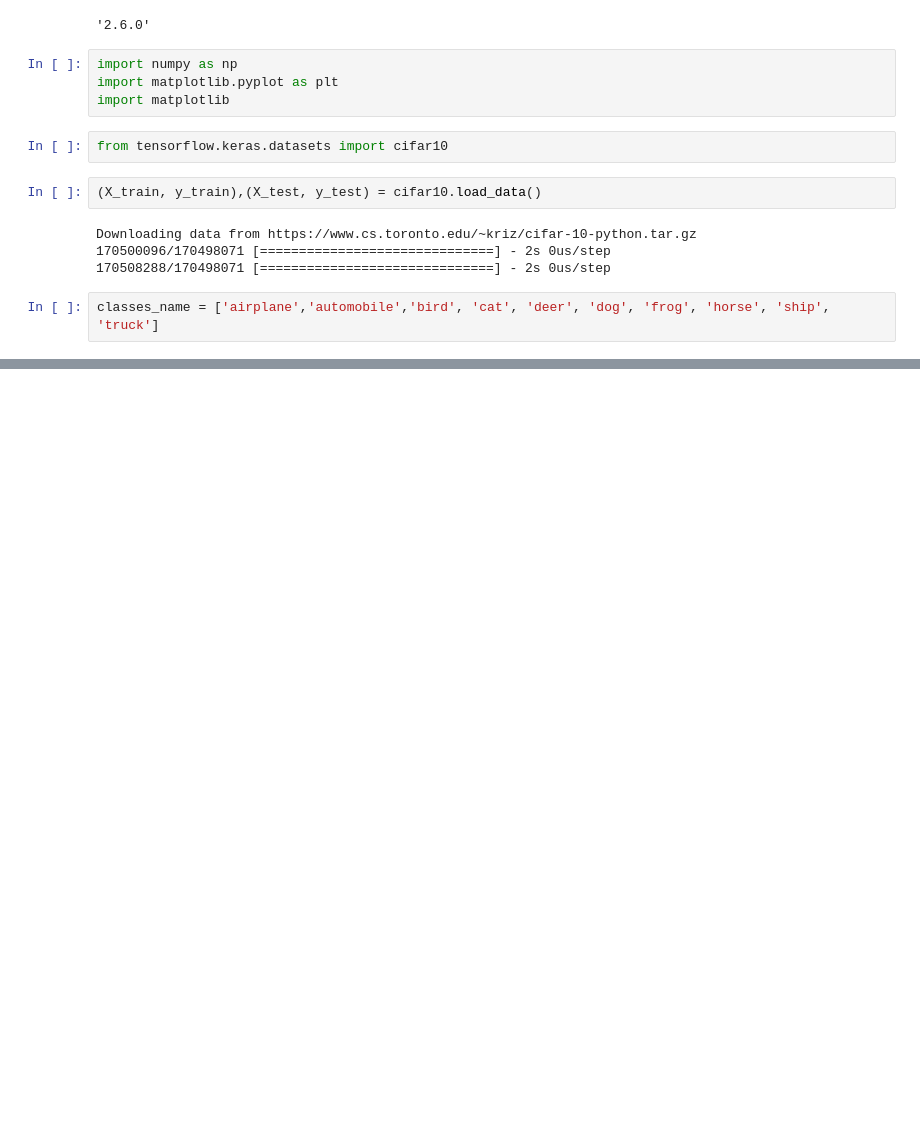
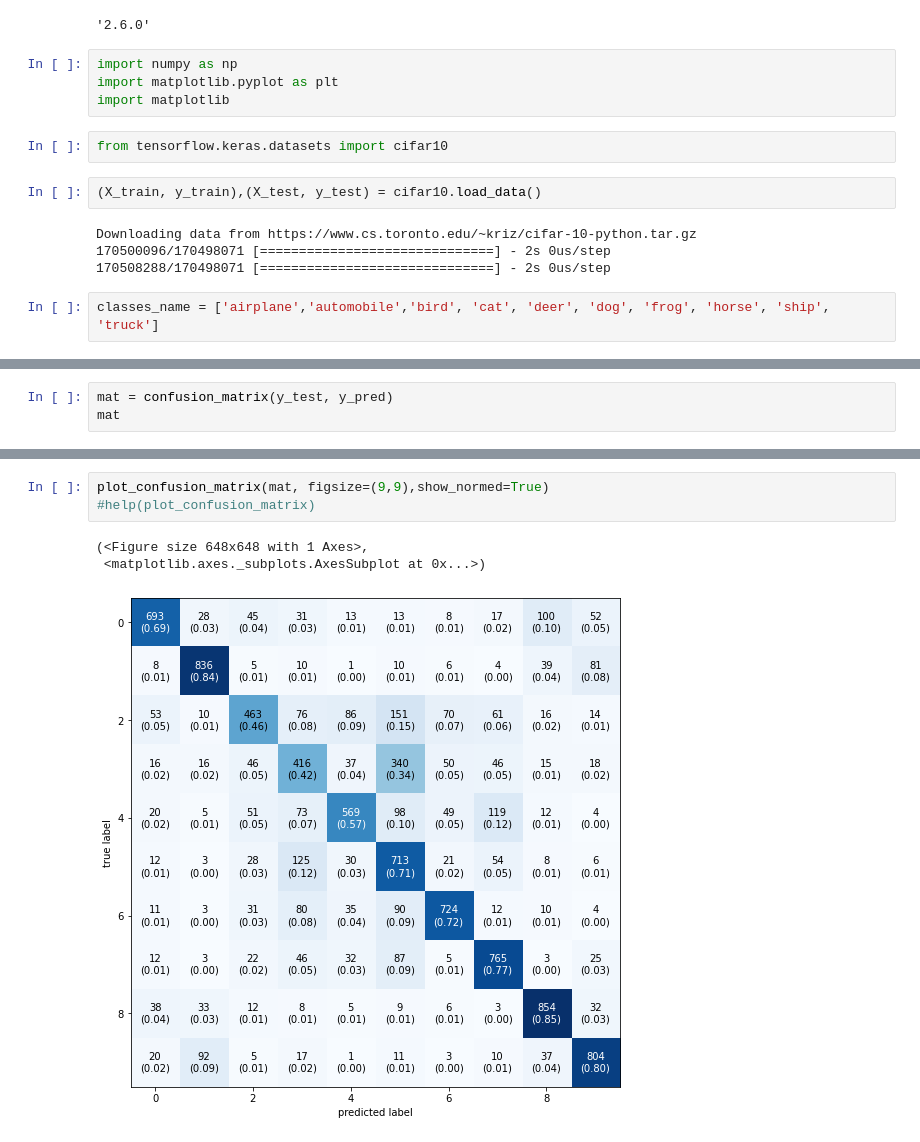
Before and after one commit to raushan9jnv/DeepLearning-Projects, a Jupyter notebook: CIFAR10 - Object Recognition in Images/CIFAR10_Object_Recognition_in_Images.ipynb, the cells around one changed output, grey strips where cells are left out. Drawn from its saved outputs; the diff is of its cells as text; blank space fills up the shorter version.

```diff
--- a/CIFAR10 - Object Recognition in Images/CIFAR10_Object_Recognition_in_Images.ipynb
+++ b/CIFAR10 - Object Recognition in Images/CIFAR10_Object_Recognition_in_Images.ipynb
@@ -63,0 +187,3 @@ X_
+# %%
+mat = confusion_matrix(y_test, y_pred)
+mat
@@ -63,0 +201,7 @@ X_
+# %%
+plot_confusion_matrix(mat, figsize=(9,9),show_normed=True)
+#help(plot_confusion_matrix)
+# %% [output]
+(<Figure size 648x648 with 1 Axes>,
+ <matplotlib.axes._subplots.AxesSubplot at 0x...>)
+[figure, added]
```
Also changed, not shown: parts of 17 cells of this notebook.
